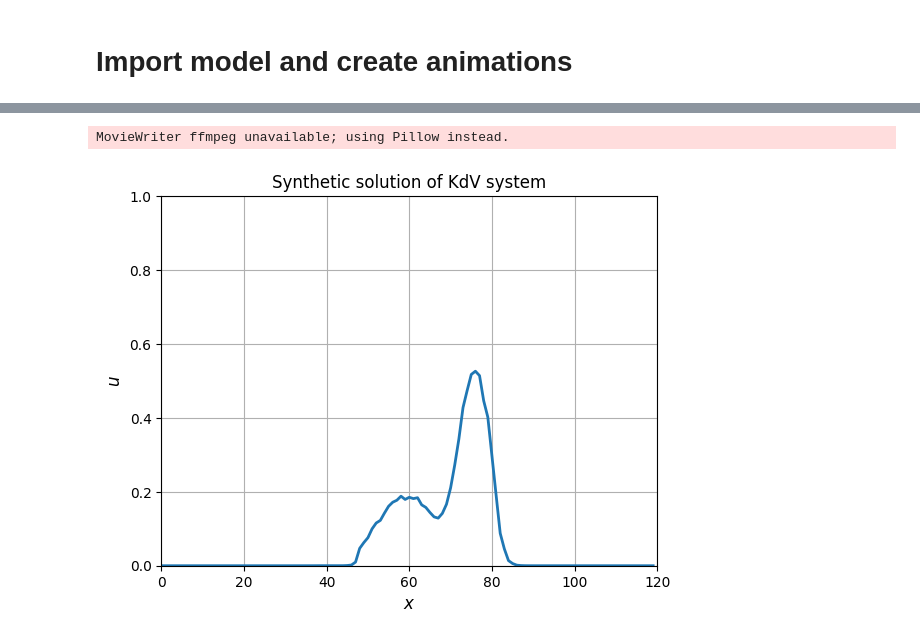
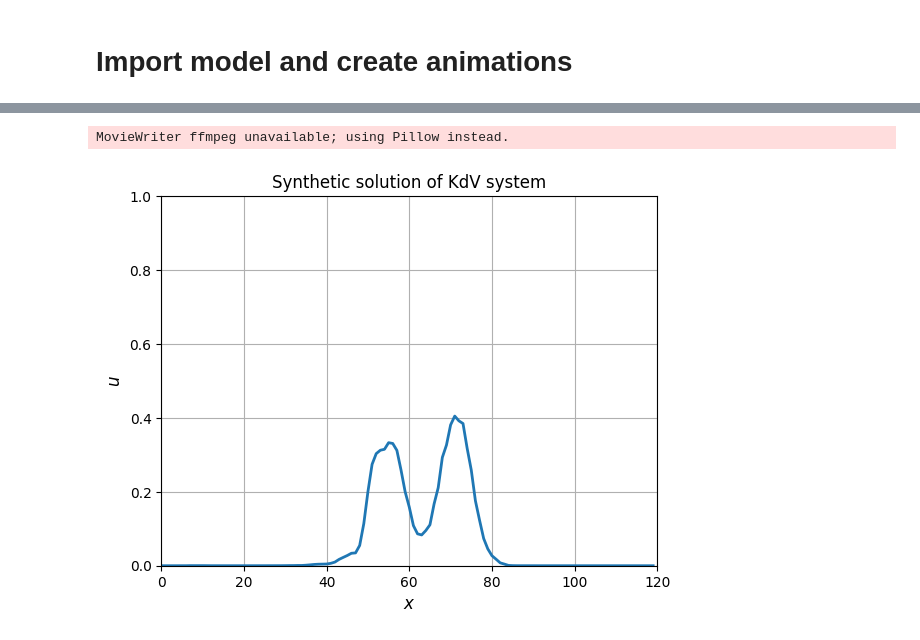
Before and after one commit to Kohmann/master-GAN, a Jupyter notebook: COTGAN/model_sampling.ipynb, the cells around one changed output, grey strips where cells are left out. Saved outputs shown, nothing was run; the diff lists cells and outputs as text; code cells hidden in the pictures.

```diff
--- a/COTGAN/model_sampling.ipynb
+++ b/COTGAN/model_sampling.ipynb
@@ -9,12 +9,13 @@ import neptune.new as neptune
 from utils import restore_weights
 
 """
+405 - decent
 401 - mode collapse
 400 - decent
 399 - epochs: 300
 """
 
-model_id = "COT-405"
+model_id = "COT-408"
 
 run = neptune.init_run(
                 with_id=model_id, # "TIMEGAN-84"
@@ -107,0 +110,38 @@ MovieWriter ffmpeg unavailable; using Pillow instead.
+# %%
+single_example_nr = 2
+# %%
+from metrics import energy_conservation, mass_conservation, momentum_conservation
+def animate_single_w_energy(data, title, params, fps=10):
+    rc('animation', html='jshtml')
+    fig, ax = plt.subplots(2,1, figsize=(8, 10))
+    plt.title(title)
+    line1, = ax[0].plot([], [], lw=2)
+    line2, = ax[1].plot([], [], lw=2)
+    lines = [line1, line2]
+    dx = params["P"] / params["spatial_len"]
+    H = energy_conservation(data[None,:], dx, params["eta"], params["gamma"])[0]
+    for i in range(2):
+        if i == 0:
+            ax[i].set_ylim((0, 1))
+            ax[i].set_xlabel('$x$', fontsize=12)
+            ax[i].set_xlim((0, data.shape[-1]))
+        else:
+            ax[i].set_xlabel('$t$', fontsize=12)
+            ax[i].set_ylabel('$H(t) - H(0)$', fontsize=12)
+            ax[i].set_xlim((0, data.shape[0]))
+            ax[i].set_ylim((0, H.max()))
+        ax[i].grid()
+    x = np.arange(data.shape[1])
+    def init():
+        lines[0].set_data([], [])
+        lines[1].set_data([], [])
+        return lines
+    def animate(i):
+        lines[0].set_data(x, data[i,:])
+        lines[1].set_data(np.arange(i), H[:i] - H[0])
+        return lines
+    ani = animation.FuncAnimation(fig, animate, init_func=init,
+                                  frames=data.shape[0], interval=20, blit=True)
+    ani.save('soliton_and_energy.gif', fps=fps)
+
+ani = animate_single_w_energy(fake[single_example_nr], "KdV solution with energy conservation loss", params, fps=15)
@@ -108,26 +151,26 @@ MovieWriter ffmpeg unavailable; using Pillow instead.
 # %%
 def animate_single(data, title):
     rc('animation', html='jshtml')
     fig, ax = plt.subplots()
     line, = ax.plot([], [], lw=2)
     ax.set_xlim((0, data.shape[1]))
     ax.set_ylim((0, 1))
     ax.set_xlabel('$x$', fontsize=12)
     ax.set_ylabel('$u$', fontsize=12)
     ax.grid()
     plt.title(title)
     x = np.arange(data.shape[1])
     def init():
         line.set_data([], [])
         return (line,)
     def animate(i):
         line.set_data(x, data[i,:])
         return (line,)
     ani = animation.FuncAnimation(fig, animate, init_func=init,
                                   frames=data.shape[0], interval=20, blit=True)
     ani.save('twosolitons_synthetic.gif', fps=15)
 
-ani = animate_single(fake[11], "Synthetic solution of KdV system")
+ani = animate_single(fake[single_example_nr], "Synthetic solution of KdV system")
 # %% [output]
 MovieWriter ffmpeg unavailable; using Pillow instead.
-[figure, old version]
+[figure, new version]
```
Also changed, not shown: parts of 6 cells of this notebook, 2 other files.
